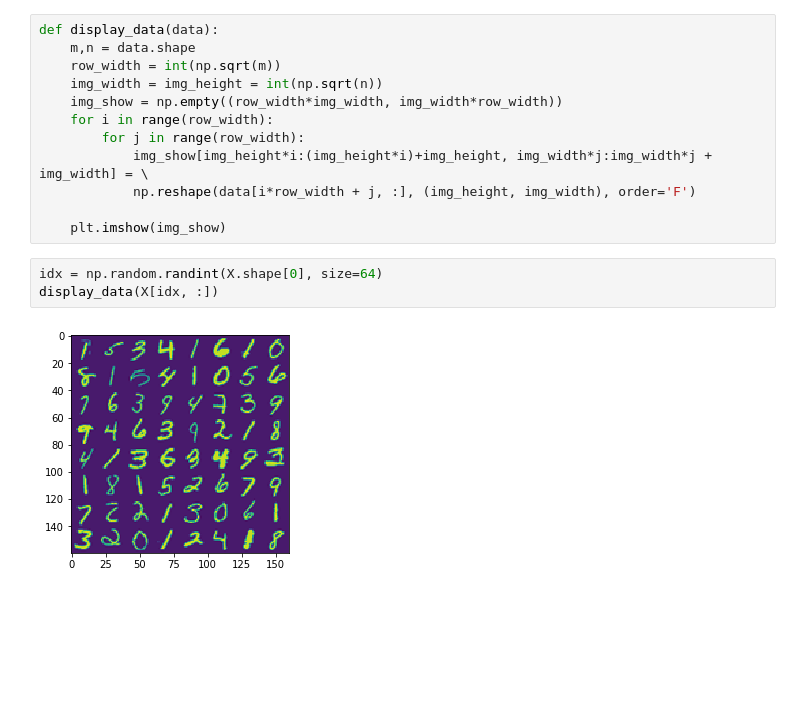
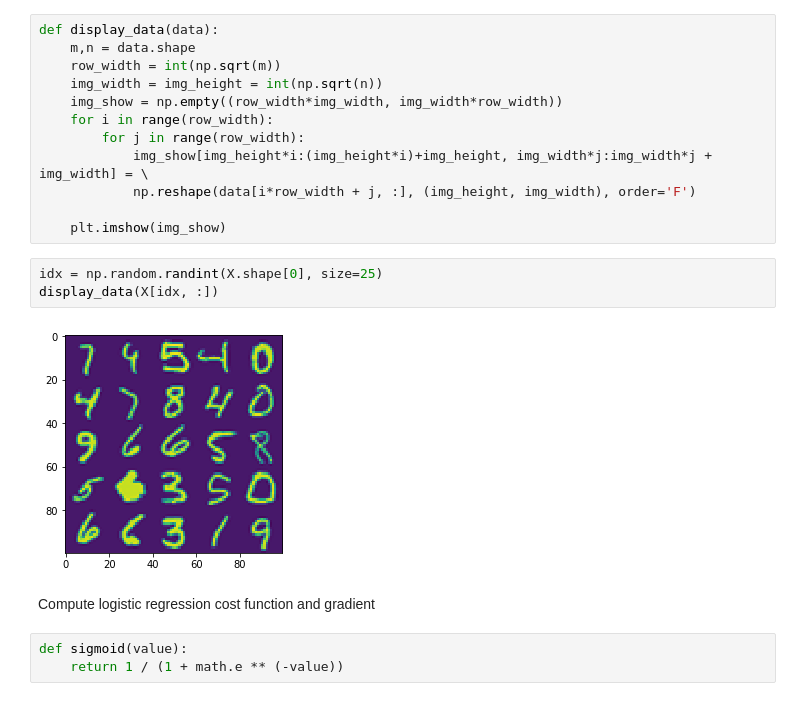
Before and after one commit to locluthor/Machine_Learning, a Jupyter notebook: Neural_Network_Representing.ipynb, the cells around one changed output. Drawn from its saved outputs; the diff is of its cells as text; blank space fills up the shorter version.

```diff
--- a/Neural_Network_Representing.ipynb
+++ b/Neural_Network_Representing.ipynb
@@ -34,7 +35,12 @@ def display_data(data):
 
     plt.imshow(img_show)
 # %%
-idx = np.random.randint(X.shape[0], size=64)
+idx = np.random.randint(X.shape[0], size=25)
 display_data(X[idx, :])
 # %% [output]
-[figure, old version]
+[figure, new version]
+# %% [markdown]
+Compute logistic regression cost function and gradient
+# %%
+def sigmoid(value):
+    return 1 / (1 + math.e ** (-value))
```
Also changed, not shown: parts of 10 cells of this notebook, 1 other file.
